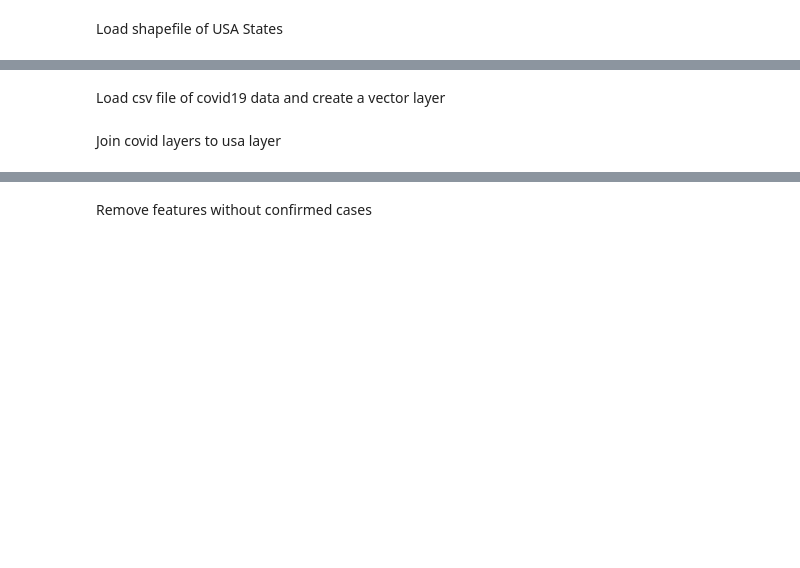
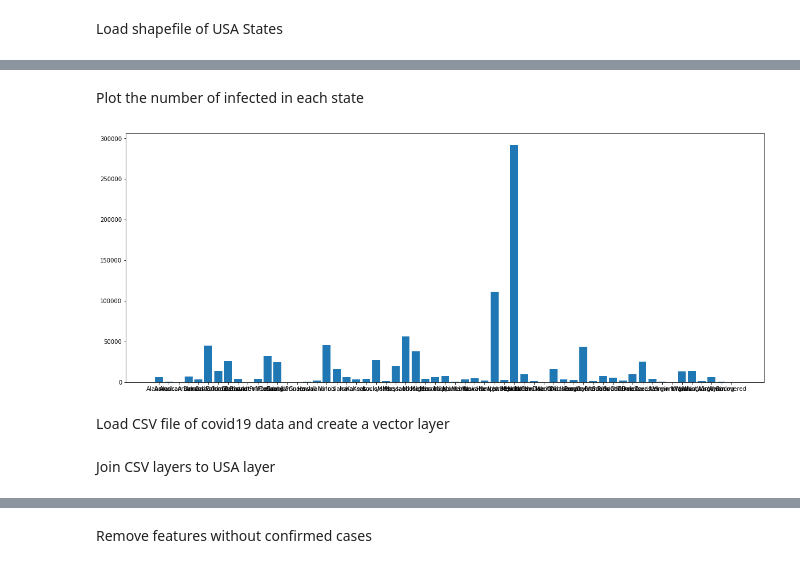
Before and after one commit to LFCC98/TA-Cartografia, a Jupyter notebook: Cartografia-TP-19-20-a81960.ipynb, the cells around one changed output, grey strips where cells are left out. Drawn from its saved outputs; the diff is of its cells as text; code cells hidden in the pictures; blank space fills up the shorter version.

```diff
--- a/Cartografia-TP-19-20-a81960.ipynb
+++ b/Cartografia-TP-19-20-a81960.ipynb
@@ -28,0 +33,4 @@ else:
+# %%
+import pandas as pd
+df = pd.read_csv("https://raw.githubusercontent.com/CSSEGISandData/COVID-19/master/csse_covid_19_data/csse_covid_19_daily_reports_us/04-27-2020.csv")
+df.head(df.shape[0])
@@ -29,5 +55,15 @@ else:
+# %% [markdown]
+Plot the number of infected in each state
+# %%
+import matplotlib.pyplot as plt
+
+plt.figure(figsize=(20, 8))
+plt.bar(df.Province_State, df.Confirmed)
+plt.show()
+# %% [output]
+[figure, added]
 # %% [markdown]
-Load csv file of covid19 data and create a vector layer
+Load CSV file of covid19 data and create a vector layer
 # %%
 dates = ['04-13-2020', '04-20-2020', '04-27-2020']
 
@@ -45,7 +81,7 @@ def loadCSVVectorLayer(date):
 for date in dates:
     loadCSVVectorLayer(date)
 # %% [markdown]
-Join covid layers to usa layer
+Join CSV layers to USA layer
 # %%
 targetField = 'NAME'
 joinField = 'Province_State'
```
Also changed, not shown: parts of 8 cells of this notebook.
